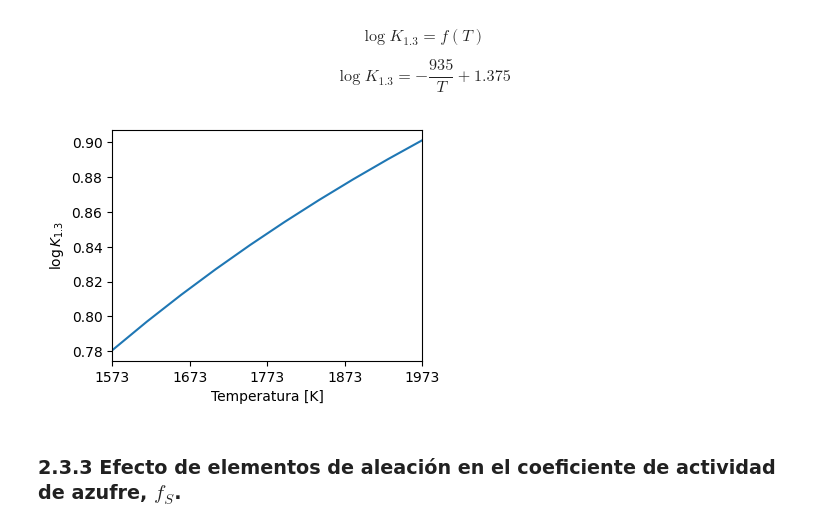
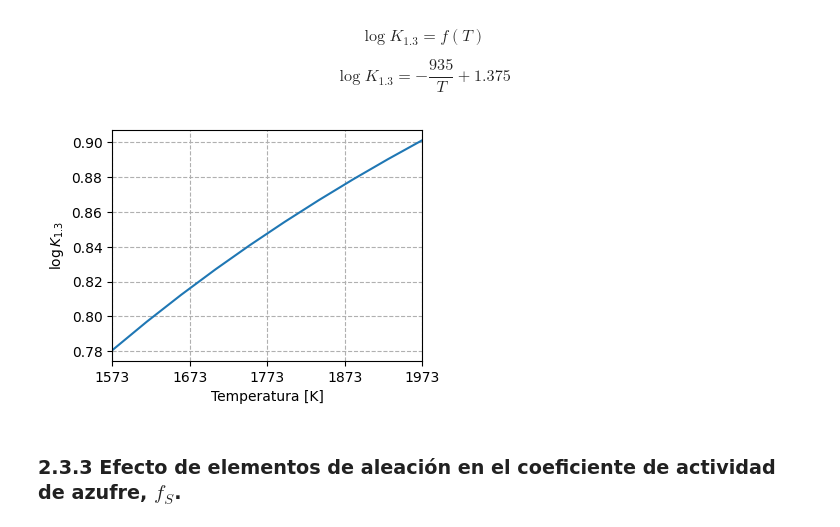
Before and after one commit to eicastroc/steelmaking101, a Jupyter notebook: es/modulo02_Desulf/02_coefRepartoAzufre.ipynb, the cells around one changed output. Drawn from its saved outputs; the diff is of its cells as text; code cells hidden in the pictures.

```diff
--- a/es/modulo02_Desulf/02_coefRepartoAzufre.ipynb
+++ b/es/modulo02_Desulf/02_coefRepartoAzufre.ipynb
@@ -76,18 +76,18 @@ $$\log K_{1.3} = -\frac{935}{T} + 1.375$$
 # %%
 fig, ax = plt.subplots(figsize=(4, 3))
 
 TC = np.linspace(1300, 1700, 10)
 TK = TC + 273.15
 
 ax.plot(TK, desulf.logK13(TK))
 ax.set_xlim(1573, 1973)
 ax.set_xticks([1573, 1673, 1773, 1873, 1973])
 ax.set_xlabel('Temperatura [K]')
 ax.set_ylabel(r'$\log K_{1.3}$')
-
+ax.grid(ls='--')
 plt.show()
 # %% [output]
-[figure, old version]
+[figure, new version]
 # %% [markdown]
 ### 2.3.3 Efecto de elementos de aleación en el coeficiente de actividad de azufre, $f_S$.
 # %% [markdown]
```
Also changed, not shown: parts of 2 cells of this notebook, 4 other files.
